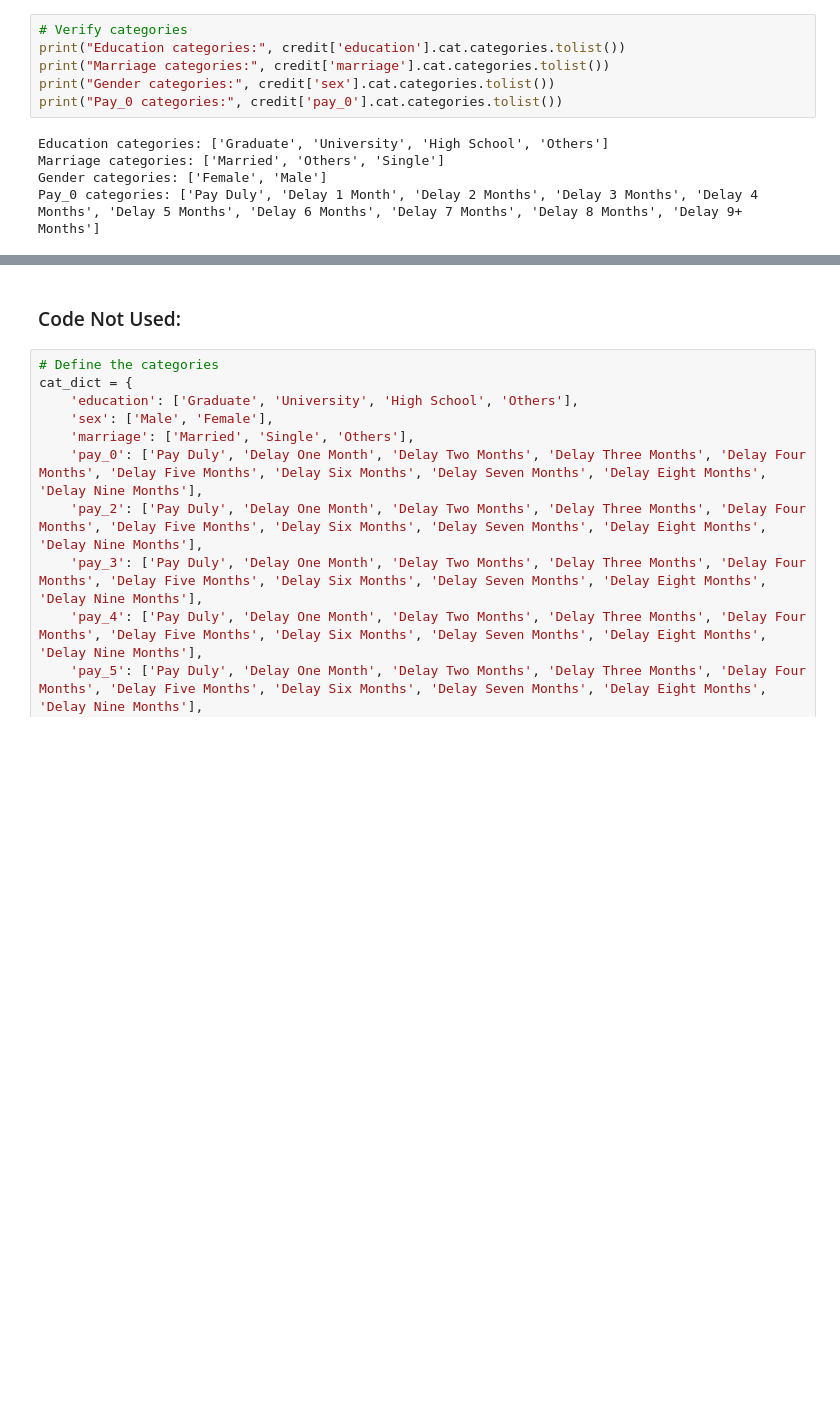
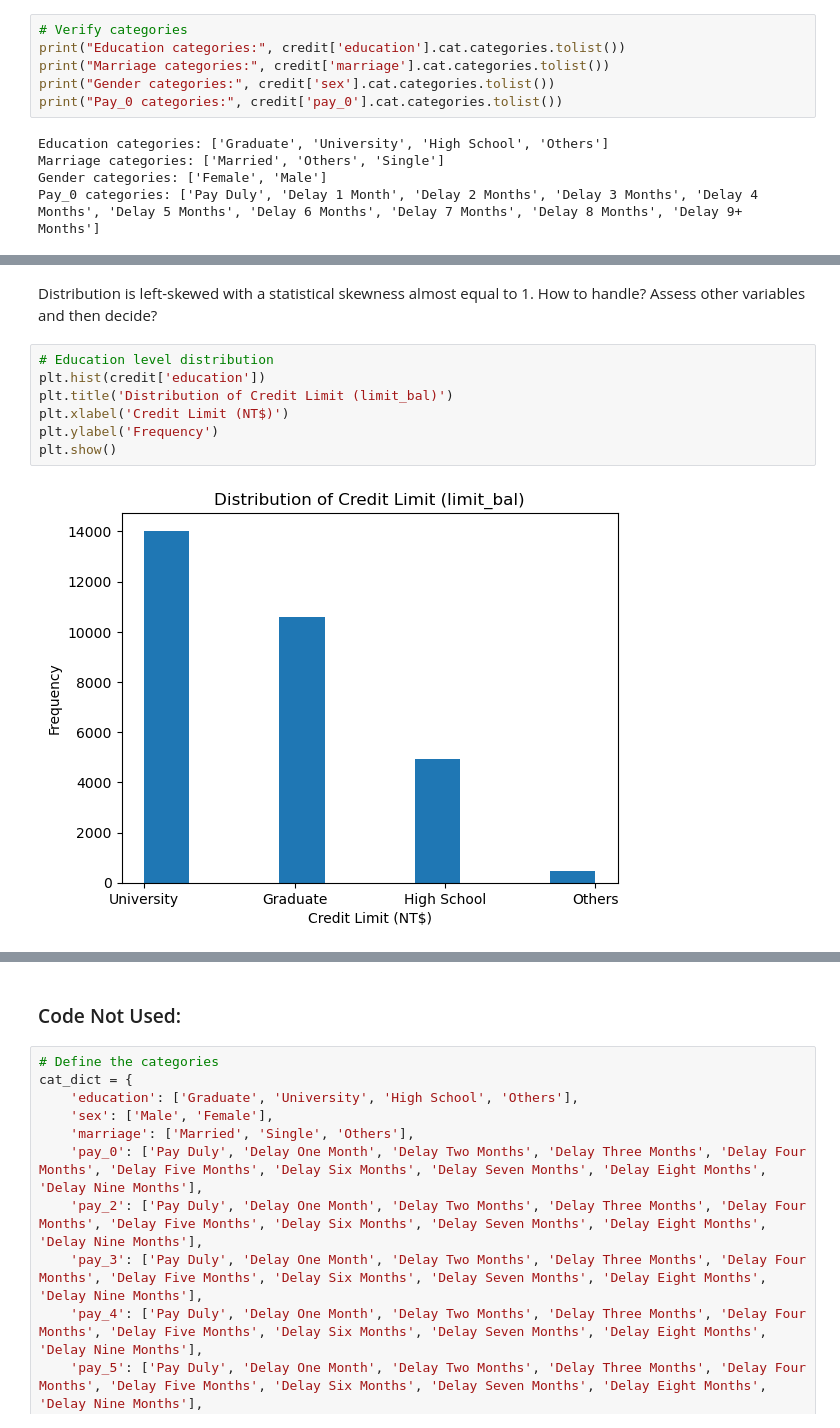
Before and after one commit to chrislagamba/Python-Data-Analysis, a Jupyter notebook: Credit Card Default - Taiwan/credit_card_default_taiwan.ipynb, the cells around one changed output, grey strips where cells are left out. Cells and saved outputs as stored; diff of their text form; blank space fills up the shorter version.

```diff
--- a/Credit Card Default - Taiwan/credit_card_default_taiwan.ipynb
+++ b/Credit Card Default - Taiwan/credit_card_default_taiwan.ipynb
@@ -221,0 +385,11 @@ dtype: int64
+# %% [markdown]
+Distribution is left-skewed with a statistical skewness almost equal to 1. How to handle? Assess other variables and then decide?
+# %%
+# Education level distribution
+plt.hist(credit['education'])
+plt.title('Distribution of Credit Limit (limit_bal)')
+plt.xlabel('Credit Limit (NT$)')
+plt.ylabel('Frequency')
+plt.show()
+# %% [output]
+[figure, added]
```
Also changed, not shown: parts of 30 cells of this notebook.
